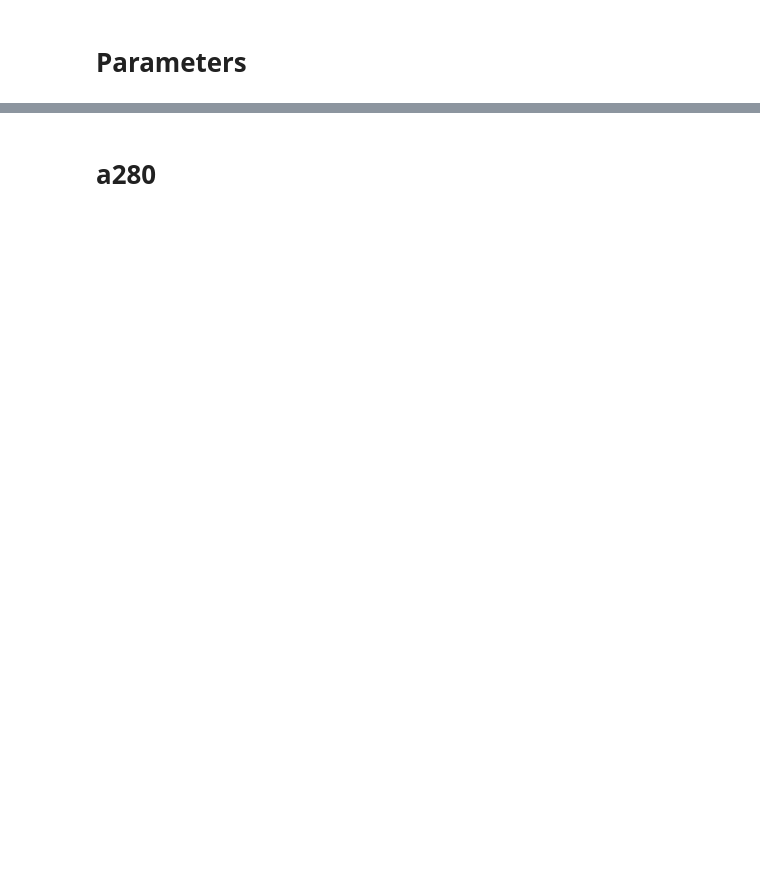
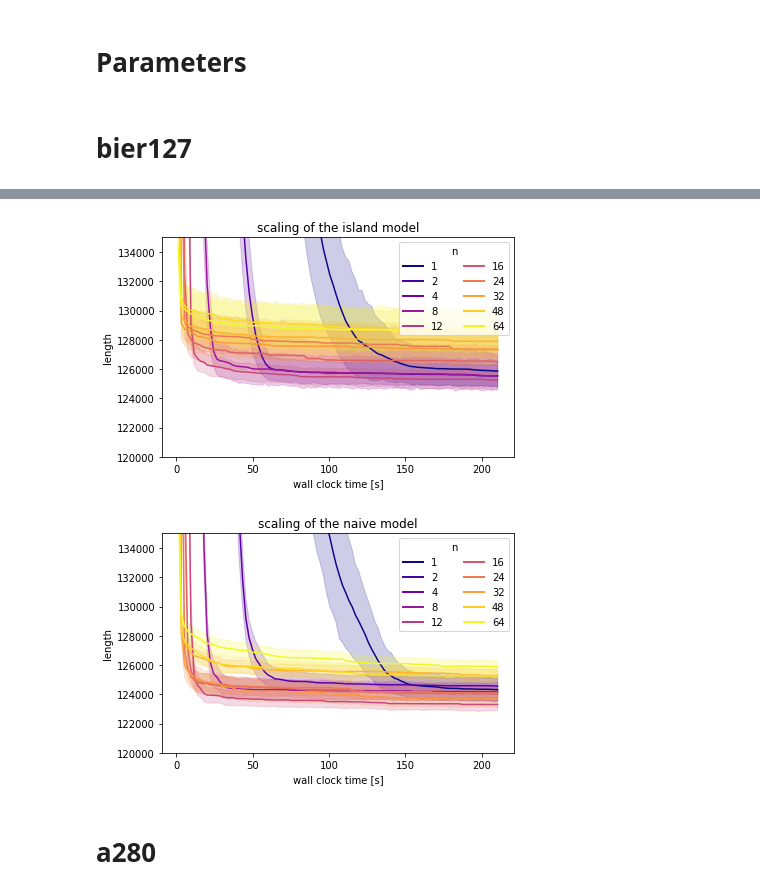
Before and after one commit to anklinv/Scalable_Genetic_Algorithm, a Jupyter notebook: logging/generate_scaling_plots.ipynb, the cells around one changed output, grey strips where cells are left out. Drawn from its saved outputs; the diff is of its cells as text; code cells hidden in the pictures; blank space fills up the shorter version.

```diff
--- a/logging/generate_scaling_plots.ipynb
+++ b/logging/generate_scaling_plots.ipynb
@@ -33,3 +41,14 @@ legend_n = [1, 4, 16, 64]
 
 # Color map for scaling plots
 cmap = "plasma"
+# %% [markdown]
+# bier127
+# %%
+df = pd.read_csv(data_frames["bier127"])
+df = remove_rank(df)
+thresholds = calculate_wall_clock_time_thresholds(df)
+line_df = calculate_lengths_achieved(df, thresholds)
+create_scaling_lineplot(line_df, "bier127", palette=cmap,
+                        manual_legend=True, legend_n=legend_n, # manual legend override
+                        limits=True, y_scaling_limits=y_scaling_limits, legend_col=legend_col) # manual limits override
+# %% [output]
@@ -36,3 +56,5 @@ cmap = "plasma"
+[figure, added]
+[figure, added]
 # %% [markdown]
 # a280
 # %%
```
Also changed, not shown: parts of 5 cells of this notebook, 5 other files.
